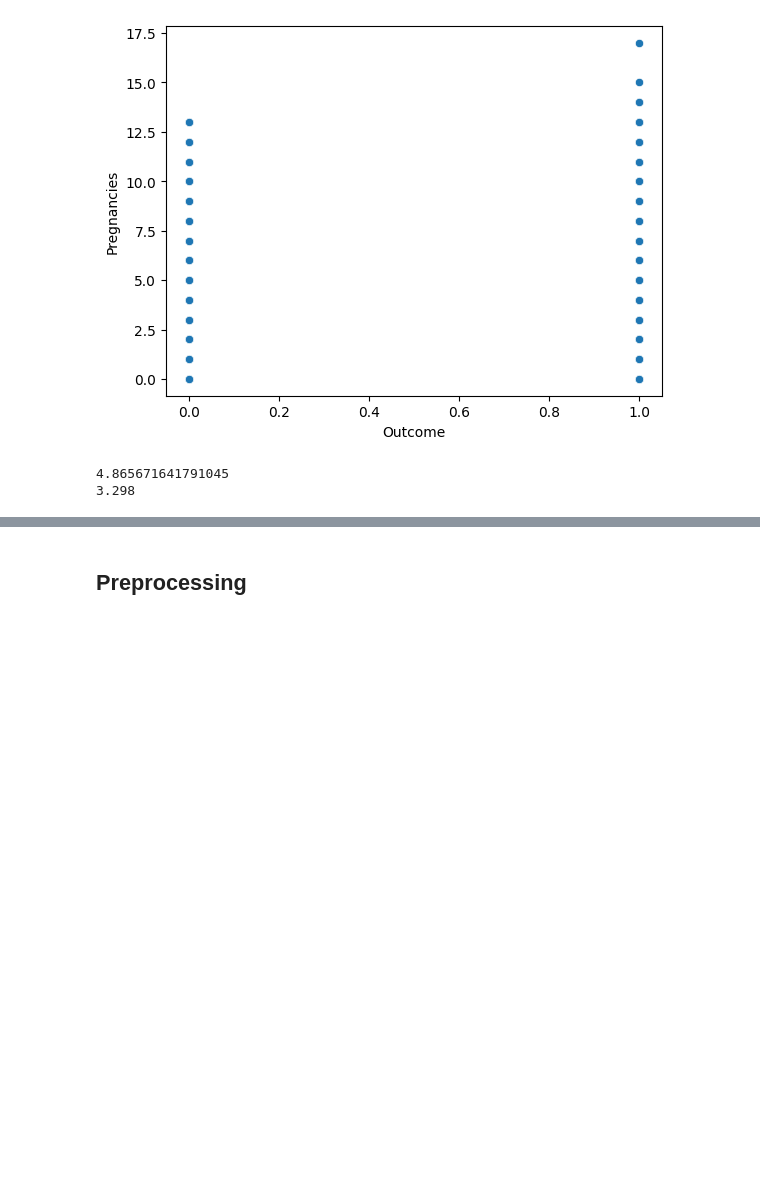
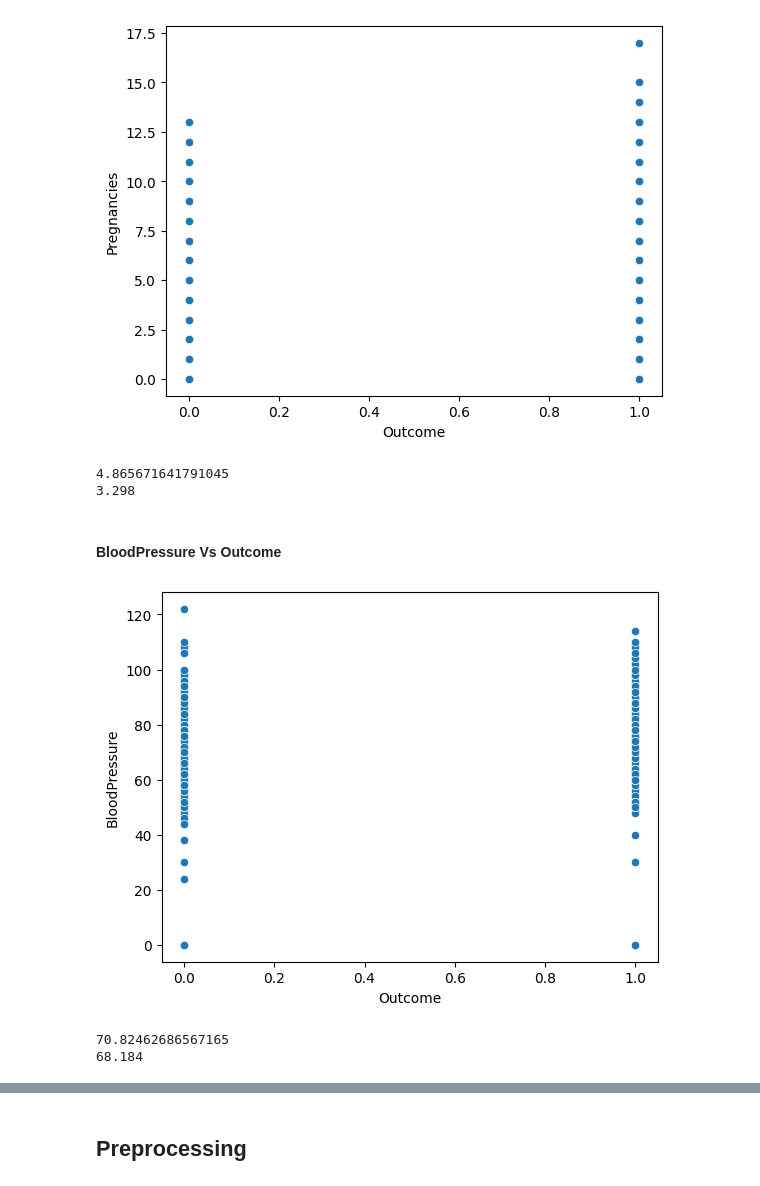
Before and after one commit to zanra2401/KomputasiNumerik_KlasifikasiRandomForest_RisikoDiabetes, a Jupyter notebook: Klasifikasi_rf.ipynb, the cells around one changed output, grey strips where cells are left out. Cells and saved outputs as stored; diff of their text form; code cells hidden in the pictures; blank space fills up the shorter version.

```diff
--- a/Klasifikasi_rf.ipynb
+++ b/Klasifikasi_rf.ipynb
@@ -112,3 +130,19 @@ print(rata_rata_kehamilan_tidak_diabetes)
 [figure]
 4.865671641791045
 3.298
+# %% [markdown]
+#### BloodPressure Vs Outcome
+# %%
+sns.scatterplot(x='Outcome', y='BloodPressure', data=df)
+
+plt.show()
+
+rata_rata_tekanan_darah_diabetes = df[df['Outcome'] == 1]['BloodPressure'].mean()
+rata_rata_tekanan_darah_tidak_diabetes = df[df['Outcome'] == 0]['BloodPressure'].mean()
+
+print(rata_rata_tekanan_darah_diabetes)
+print(rata_rata_tekanan_darah_tidak_diabetes)
+# %% [output]
+[figure, added]
+70.82462686567165
+68.184
```
Also changed, not shown: parts of 11 cells of this notebook.
